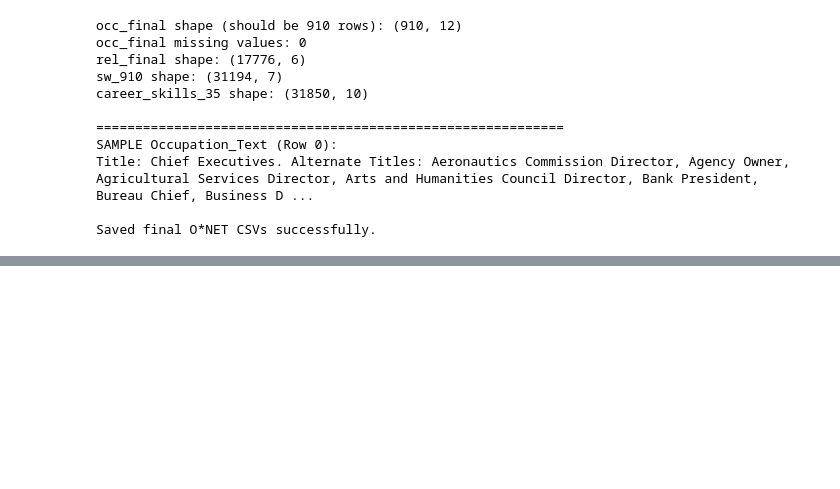
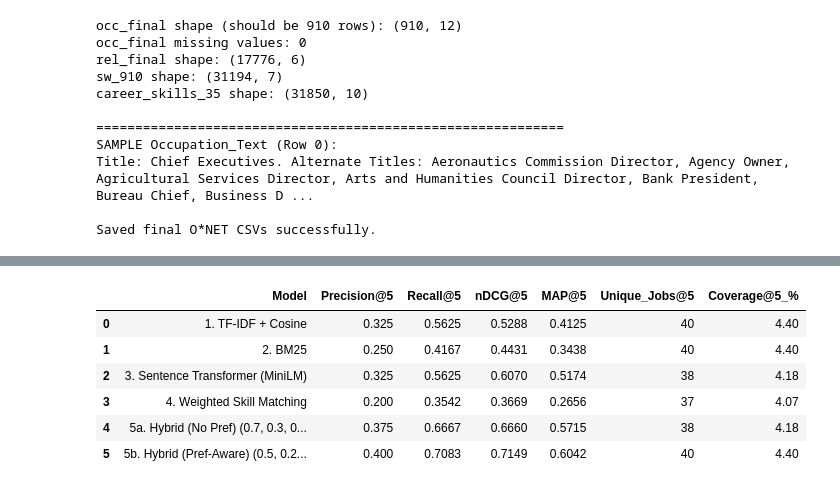
Before and after one commit to Yami2912/HER360, a Jupyter notebook: career/research/HER360_Career_Reentry_Research.ipynb, the cells around one changed output, grey strips where cells are left out. Cells and saved outputs as stored; diff of their text form; code cells hidden in the pictures; blank space fills up the shorter version.

Commit message:
career: complete Feature A hybrid recommender, skill-gap analysis, and restart roadmap

```diff
--- a/career/research/HER360_Career_Reentry_Research.ipynb
+++ b/career/research/HER360_Career_Reentry_Research.ipynb
@@ -1158,0 +1842,80 @@ Backup ready: HER360_ONET_Processed_Backup.zip
+# %%
+import numpy as np
+import pandas as pd
+
+# 1. Min-Max normalization helper (scales any 910-length score array to [0, 1])
+def minmax_norm(scores):
+    s_min, s_max = np.min(scores), np.max(scores)
+    if s_max - s_min < 1e-12:
+        return np.zeros_like(scores, dtype=float)
+    return (scores - s_min) / (s_max - s_min)
+
+# 2. Explicit preference score (1.0 if occupation matches user's chosen major group, else 0.0)
+occ_major_groups = np.array([code[:2] for code in occ_codes_ordered])
+
+def get_preference_scores(profile):
+    prefs = set(profile.get("preferred_major_groups", []))
+    if not prefs:
+        return np.zeros(len(occ_codes_ordered), dtype=float)
+    return np.array([1.0 if g in prefs else 0.0 for g in occ_major_groups], dtype=float)
+
+# 3. Precompute normalized component scores for Validation profiles (makes grid search instant)
+val_components = {}
+for p in val_profiles:
+    pid = p["profile_id"]
+    val_components[pid] = {
+        "sem": minmax_norm(get_semantic_scores(p)),
+        "skill": minmax_norm(get_skill_scores(p)),
+        "kw": minmax_norm(get_tfidf_scores(p)),
+        "pref": get_preference_scores(p)
+    }
+
+# Helper to evaluate any (alpha, beta, gamma, delta) weight combination on val_profiles
+def eval_hybrid_weights(alpha, beta, gamma, delta, profiles, comp_cache, k=5):
+    def rank_fn(p):
+        c = comp_cache[p["profile_id"]]
+        score = alpha * c["sem"] + beta * c["skill"] + gamma * c["kw"] + delta * c["pref"]
+        return occ_codes_ordered[np.argsort(score)[::-1]].tolist()
+    return evaluate_model("temp", rank_fn, profiles, k=k)
+
+# 4. Grid search over weights (step 0.1, summing to 1.0) on VALIDATION SET ONLY
+best_no_pref = None
+best_with_pref = None
+
+for a_int in range(0, 11):
+    for b_int in range(0, 11 - a_int):
+        for g_int in range(0, 11 - a_int - b_int):
+            d_int = 10 - a_int - b_int - g_int
+            a, b, g, d = a_int / 10, b_int / 10, g_int / 10, d_int / 10
+
+            res = eval_hybrid_weights(a, b, g, d, val_profiles, val_components, k=5)
+            # Rank combinations by nDCG@5, then MAP@5, then Recall@5
+            key = (res["nDCG@5"], res["MAP@5"], res["Recall@5"])
+
+            if d_int == 0:
+                if best_no_pref is None or key > best_no_pref[0]:
+                    best_no_pref = (key, (a, b, g, d), res)
+
+            if best_with_pref is None or key > best_with_pref[0]:
+                best_with_pref = (key, (a, b, g, d), res)
+
+# 5. Store the best learned weights for later Test Set evaluation
+best_weights_no_pref = best_no_pref[1]
+best_weights_pref = best_with_pref[1]
+
+print(f"Best Hybrid (No Preference) weights   [alpha, beta, gamma, delta]: {best_weights_no_pref}")
+print(f"Best Preference-Aware Hybrid weights  [alpha, beta, gamma, delta]: {best_weights_pref}")
+
+# 6. Update Validation Comparison Table
+row_no_pref = dict(best_no_pref[2])
+row_no_pref["Model"] = f"5a. Hybrid (No Pref) {best_weights_no_pref}"
+
+row_with_pref = dict(best_with_pref[2])
+row_with_pref["Model"] = f"5b. Hybrid (Pref-Aware) {best_weights_pref}"
+
+val_results = [r for r in val_results if not r["Model"].startswith("5")]
+val_results.extend([row_no_pref, row_with_pref])
+
+print("\nFull Validation Comparison (All Candidate Models):")
+display(pd.DataFrame(val_results))
+# %% [output]
@@ -1158,0 +1926,7 @@ Backup ready: HER360_ONET_Processed_Backup.zip
+|  | Model | Precision@5 | Recall@5 | nDCG@5 | MAP@5 | Unique_Jobs@5 | Coverage@5_% |
+| 0 | 1. TF-IDF + Cosine | 0.325 | 0.5625 | 0.5288 | 0.4125 | 40 | 4.40 |
+| 1 | 2. BM25 | 0.250 | 0.4167 | 0.4431 | 0.3438 | 40 | 4.40 |
+| 2 | 3. Sentence Transformer (MiniLM) | 0.325 | 0.5625 | 0.6070 | 0.5174 | 38 | 4.18 |
+| 3 | 4. Weighted Skill Matching | 0.200 | 0.3542 | 0.3669 | 0.2656 | 37 | 4.07 |
+| 4 | 5a. Hybrid (No Pref) (0.7, 0.3, 0... | 0.375 | 0.6667 | 0.6660 | 0.5715 | 38 | 4.18 |
+| 5 | 5b. Hybrid (Pref-Aware) (0.5, 0.2... | 0.400 | 0.7083 | 0.7149 | 0.6042 | 40 | 4.40 |
```
Also changed, not shown: parts of 14 cells of this notebook, 1 other file.
